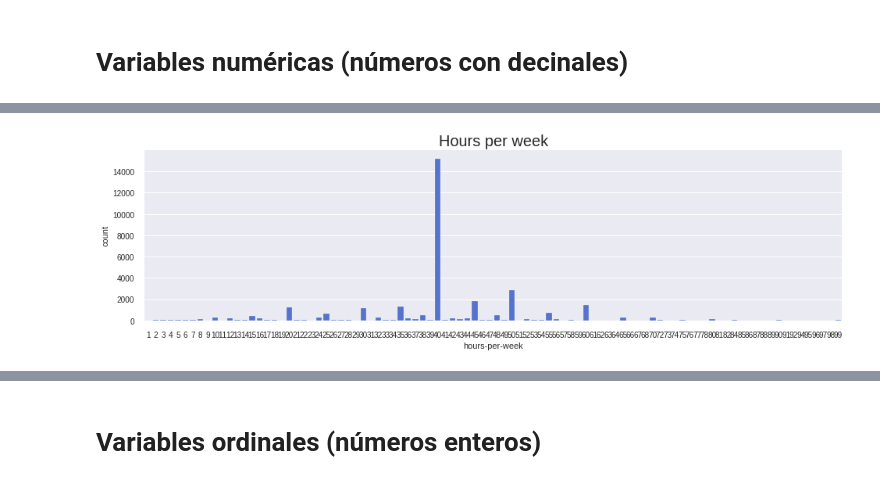
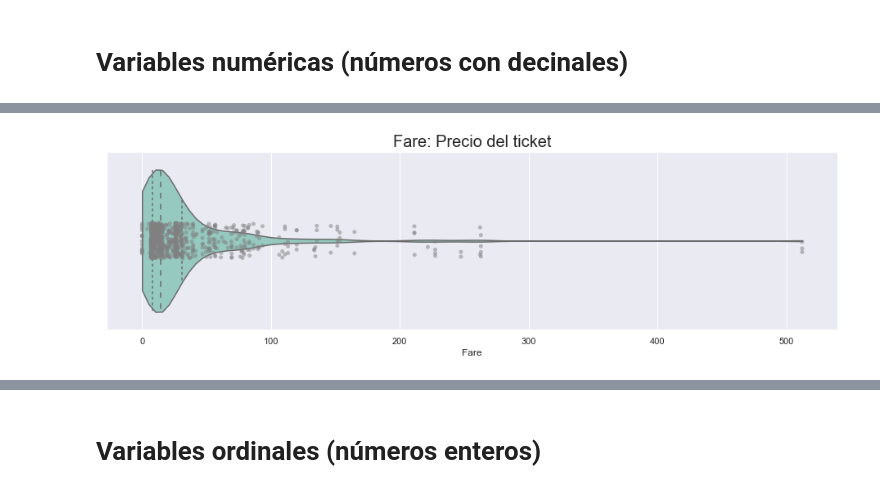
Before and after one commit to SaturdaysAI-Murcia/machine-learning, a Jupyter notebook: 2. Tabular data (clas)/2.1 EDA.ipynb, the cells around one changed output, grey strips where cells are left out. Drawn from its saved outputs; the diff is of its cells as text; code cells hidden in the pictures.

```diff
--- a/2. Tabular data (clas)/2.1 EDA.ipynb
+++ b/2. Tabular data (clas)/2.1 EDA.ipynb
@@ -122,4 +82,4 @@ plot_num(df["hours-per-week"], "Hours per week")
-# %%
-plot_ord(df["hours-per-week"], "Hours per week")
-# %% [output]
-[figure, removed]
+# %%
+plot_num(df["Fare"], "Fare: Precio del ticket")
+# %% [output]
+[figure, added]
```
Also changed, not shown: parts of 68 cells of this notebook, 1 other file.
